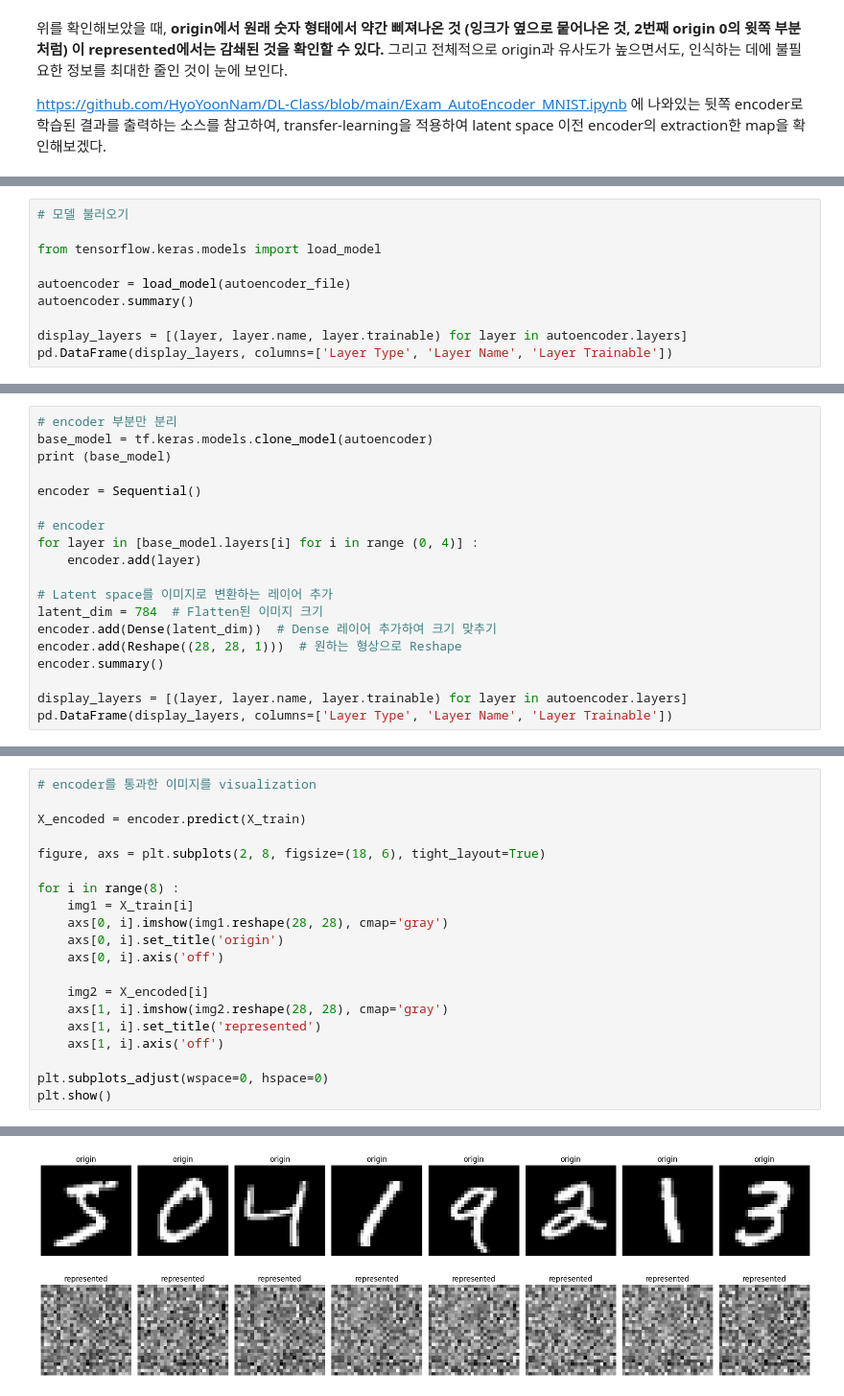
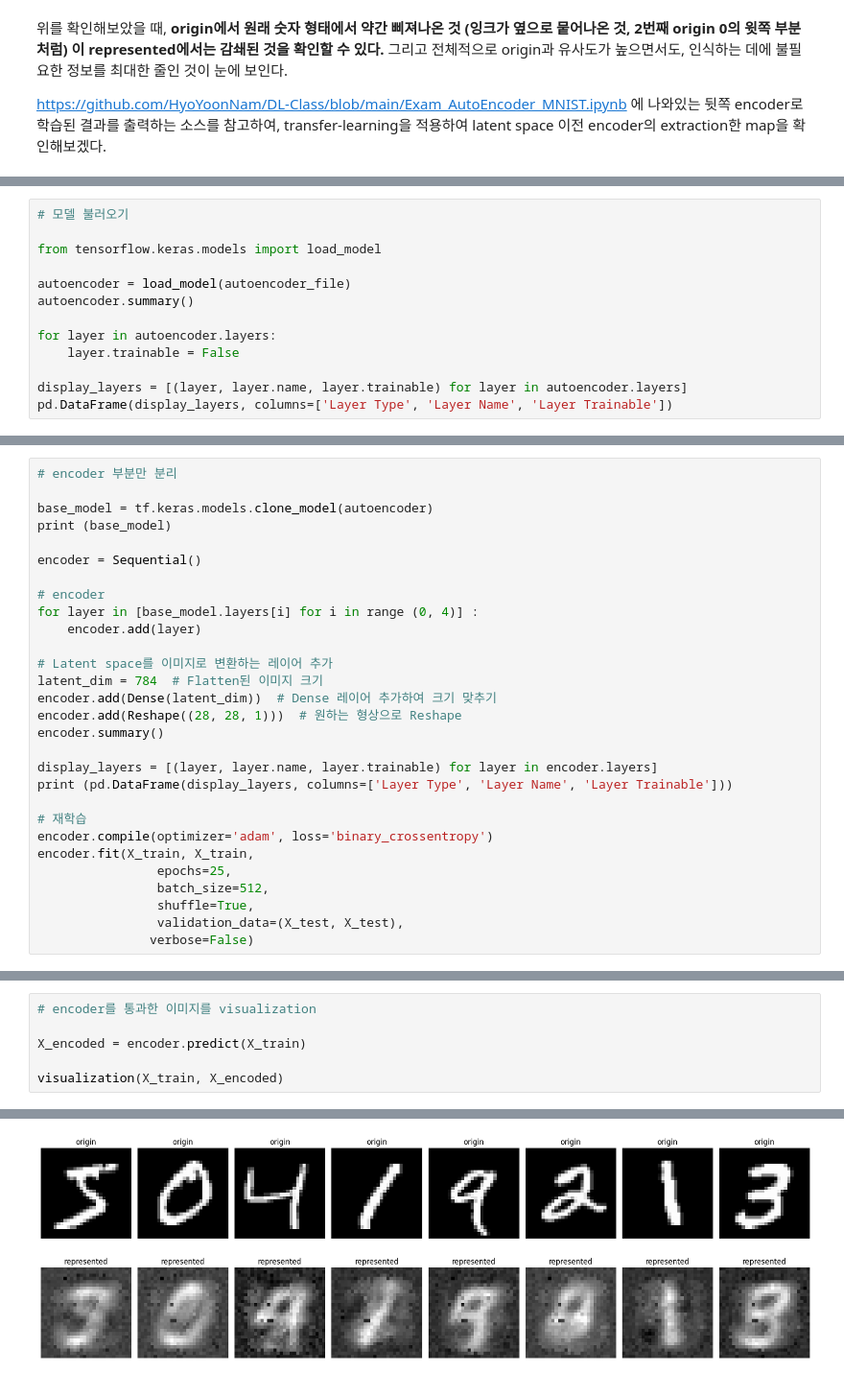
Before and after one commit to lky473736/learning-AI, a Jupyter notebook: report/MNIST/autoencoder_MNIST.ipynb, the cells around one changed output, grey strips where cells are left out. Shown: that part at 96% size. Drawn from its saved outputs; the diff is of its cells as text.

```diff
--- a/report/MNIST/autoencoder_MNIST.ipynb
+++ b/report/MNIST/autoencoder_MNIST.ipynb
@@ -288,6 +277,9 @@ from tensorflow.keras.models import load_model
 autoencoder = load_model(autoencoder_file)
 autoencoder.summary()
 
+for layer in autoencoder.layers:
+    layer.trainable = False
+
 display_layers = [(layer, layer.name, layer.trainable) for layer in autoencoder.layers]
 pd.DataFrame(display_layers, columns=['Layer Type', 'Layer Name', 'Layer Trainable'])
 # %% [output]
@@ -327,5 +319,6 @@ Model: "sequential_9"
 # %%
 # encoder 부분만 분리
+
 base_model = tf.keras.models.clone_model(autoencoder)
 print (base_model)
 
@@ -341,6 +334,15 @@ encoder.add(Dense(latent_dim))  # Dense 레이어 추가하여 크기 맞추기
 encoder.add(Reshape((28, 28, 1)))  # 원하는 형상으로 Reshape
 encoder.summary()
 
-display_layers = [(layer, layer.name, layer.trainable) for layer in autoencoder.layers]
-pd.DataFrame(display_layers, columns=['Layer Type', 'Layer Name', 'Layer Trainable'])
+display_layers = [(layer, layer.name, layer.trainable) for layer in encoder.layers]
+print (pd.DataFrame(display_layers, columns=['Layer Type', 'Layer Name', 'Layer Trainable']))
+
+# 재학습
+encoder.compile(optimizer='adam', loss='binary_crossentropy')
+encoder.fit(X_train, X_train,
+                epochs=25,
+                batch_size=512,
+                shuffle=True,
+                validation_data=(X_test, X_test),
+               verbose=False)
 # %% [output]
@@ -380,19 +379,5 @@ Model: "sequential_10"
 
 X_encoded = encoder.predict(X_train)
 
-figure, axs = plt.subplots(2, 8, figsize=(18, 6), tight_layout=True)
-
-for i in range(8) :
-    img1 = X_train[i]
-    axs[0, i].imshow(img1.reshape(28, 28), cmap='gray')
-    axs[0, i].set_title('origin')
-    axs[0, i].axis('off')
-
-    img2 = X_encoded[i]
-    axs[1, i].imshow(img2.reshape(28, 28), cmap='gray')
-    axs[1, i].set_title('represented')
-    axs[1, i].axis('off')
-
-plt.subplots_adjust(wspace=0, hspace=0)
-plt.show()
+visualization(X_train, X_encoded)
 # %% [output]
@@ -400,2 +385,2 @@ plt.show()
-[figure, old version]
+[figure, new version]
 # %% [markdown]
```
Also changed, not shown: parts of 10 cells of this notebook, 2 other files.
